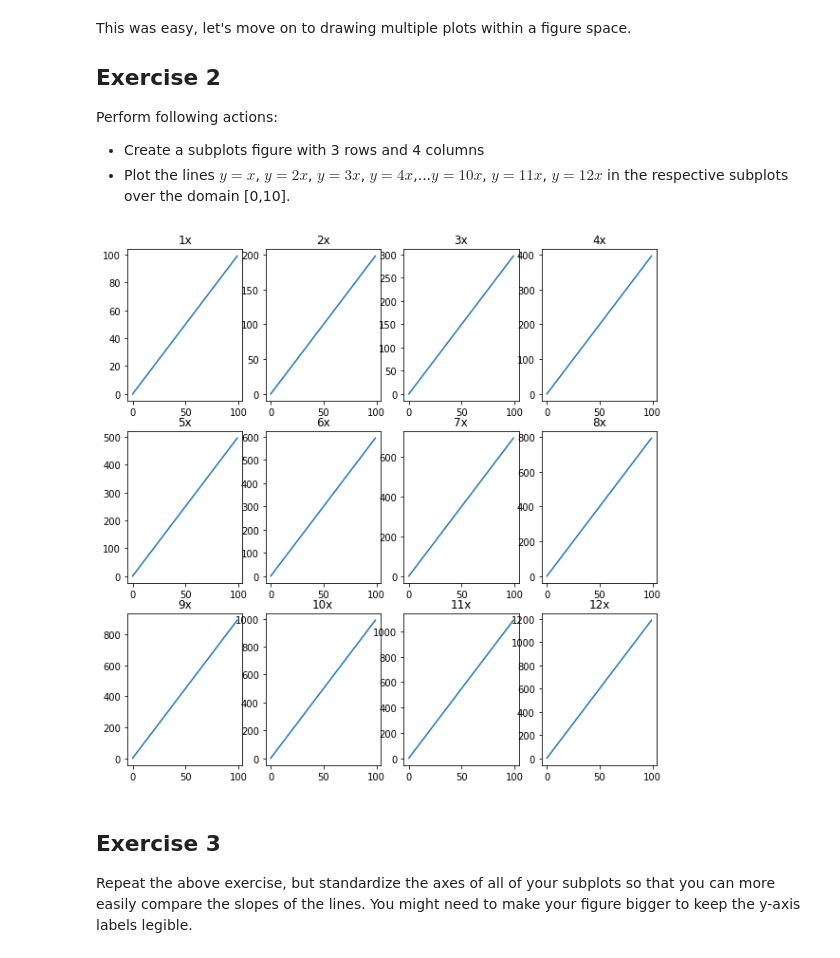
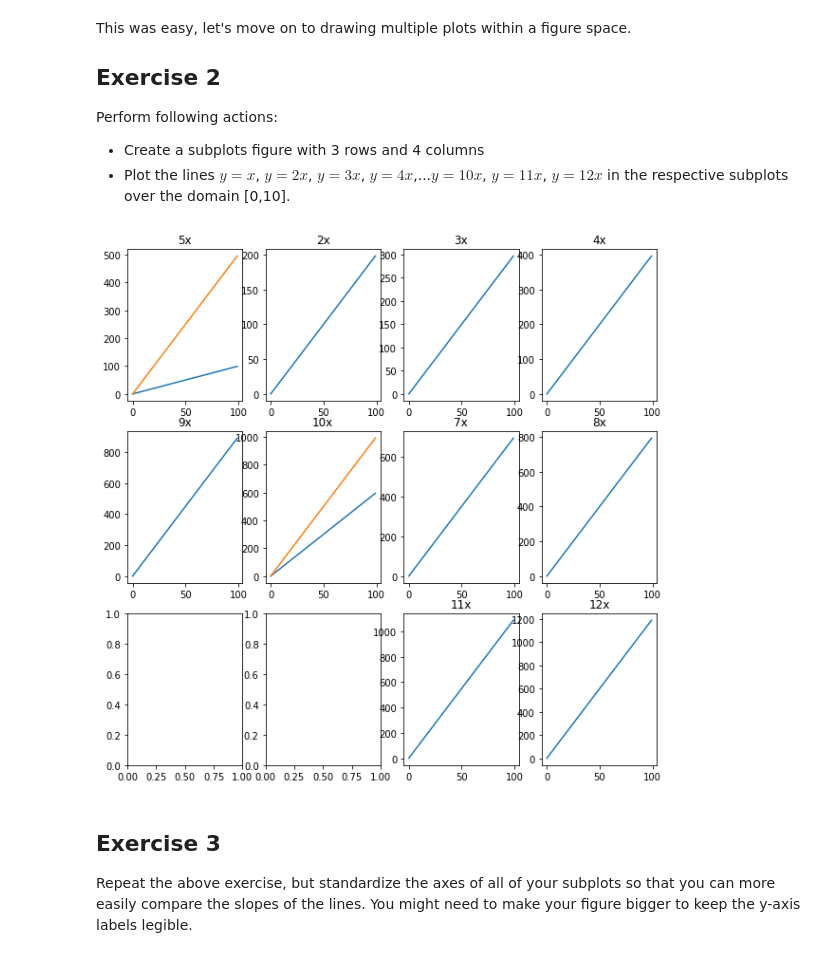
Before and after one commit to Mcllstr/dsc-more-practice-with-matplotlib-lab-dc-ds-060319, a Jupyter notebook: index.ipynb, the cells around one changed output. Saved outputs shown, nothing was run; the diff lists cells and outputs as text; code cells hidden in the pictures.

```diff
--- a/index.ipynb
+++ b/index.ipynb
@@ -81,15 +81,15 @@ Perform following actions:
 # %%
 fig, axes = plt.subplots(nrows = 3, ncols = 4, figsize = (10,10))
 
 for n in range(1,13):
-    row = (n-1)//
+    row = (n-1)//5
     col = n%4-1
     ax = axes[row][col]
     y_new = [xn*n for xn in x]
     ax.plot(x, y_new)
     ax.set_title('{}x'.format(n))
 # %% [output]
-[figure, old version]
+[figure, new version]
 # %% [markdown]
 ## Exercise 3
 
```
